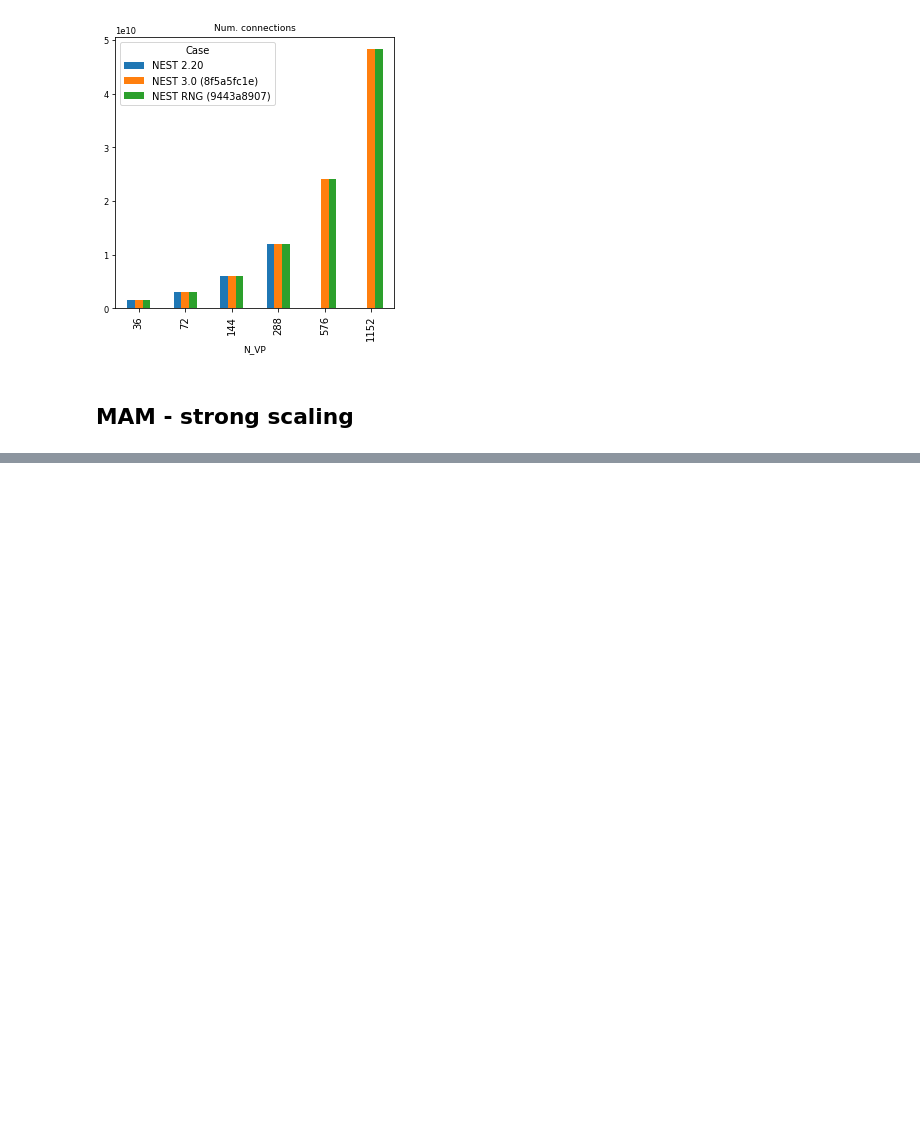
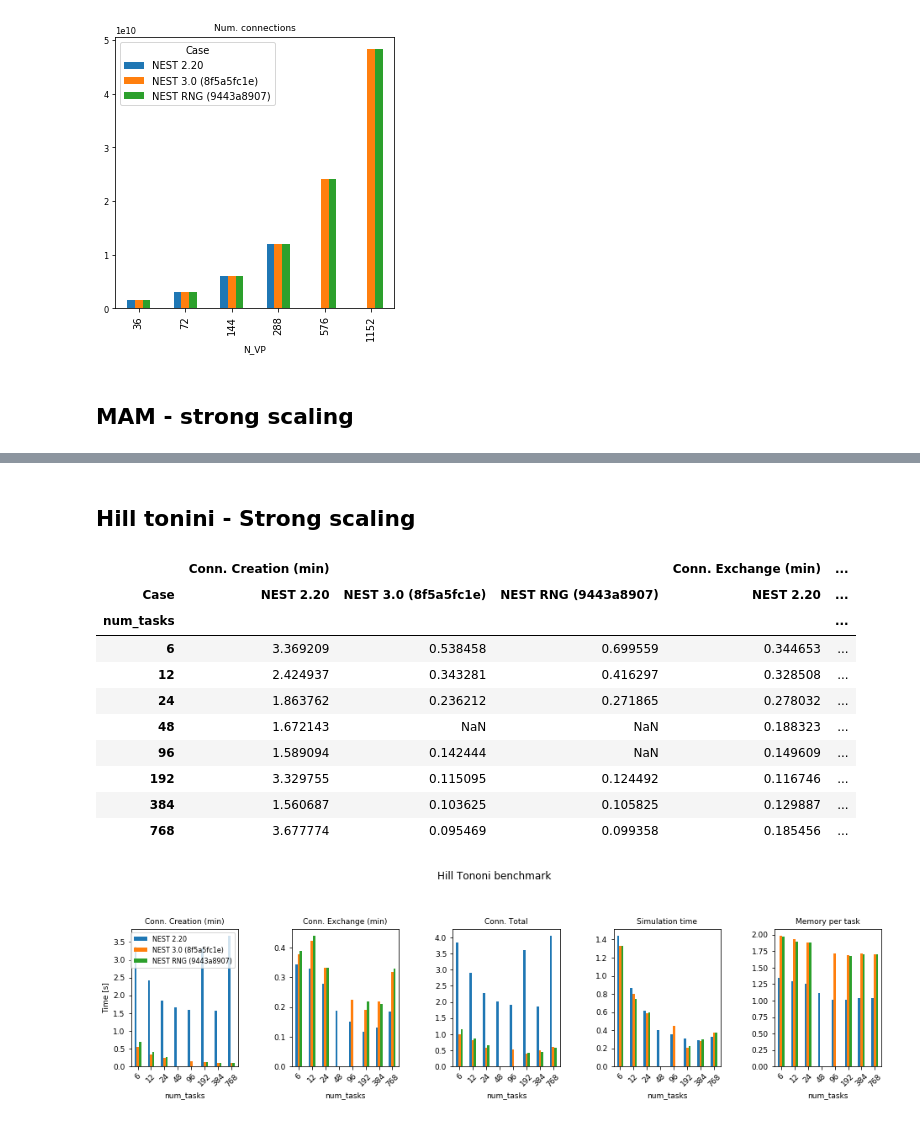
Before and after one commit to INM-6/beNNch, a Jupyter notebook: results/NEST_3_0_benchmark_results/new_random_number.ipynb, the cells around one changed output, grey strips where cells are left out. Saved outputs shown, nothing was run; the diff lists cells and outputs as text; code cells hidden in the pictures; blank space fills up the shorter version.

```diff
--- a/results/NEST_3_0_benchmark_results/new_random_number.ipynb
+++ b/results/NEST_3_0_benchmark_results/new_random_number.ipynb
@@ -427,0 +432,37 @@ MAM_strong_p
+# %% [markdown]
+## Hill tonini - Strong scaling
+# %%
+hill_tononi_220 = pd.read_csv('results/hill_tononi_2_20_daint.csv')
+hill_tononi_220['Case'] = ['NEST 2.20'] * len(hill_tononi_220)
+hill_tononi_3 = pd.read_csv('results/hill_tononi_3_0_0a6bac389_daint.csv')
+hill_tononi_3['Case'] = ['NEST 3.0 (0a6bac389)'] * len(hill_tononi_3)
+
+hill_tononi_8f = pd.read_csv('results/hill_tononi_3_0_8f5a5fc1e_daint.csv')
+hill_tononi_8f['Case'] = ['NEST 3.0 (8f5a5fc1e)'] * len(hill_tononi_8f)
+hill_tononi_rng = pd.read_csv('results/rng/hill_tononi_9443a8907_daint.csv')
+hill_tononi_rng['Case'] = ['NEST RNG (9443a8907)'] * len(hill_tononi_rng)
+
+hill_tononi = pd.concat([hill_tononi_220, hill_tononi_8f, hill_tononi_rng])
+
+hill_tononi = calculate_T_conn_and_memory(hill_tononi)
+hill_tononi['Memory per task'] = (hill_tononi['VSize_sum']/hill_tononi['num_tasks'])*1024/1024**3
+
+values=['Conn. Creation (min)', 'Conn. Exchange (min)', 'Conn. Total', 'Memory per task']
+hill_tononi_p = plot_compare(hill_tononi, 'figures/rng/hill_tononi.png', values=values,
+                             index='num_tasks', legend_loc='upper right',
+                             title='Hill Tononi benchmark')
+
+hill_tononi_p
+# %% [output]
+|  | Conn. Creation (min) |  |  | Conn. Exchange (min) | ... |
+| Case | NEST 2.20 | NEST 3.0 (8f5a5fc1e) | NEST RNG (9443a8907) | NEST 2.20 | ... |
+| num_tasks |  |  |  |  | ... |
+| 6 | 3.369209 | 0.538458 | 0.699559 | 0.344653 | ... |
+| 12 | 2.424937 | 0.343281 | 0.416297 | 0.328508 | ... |
+| 24 | 1.863762 | 0.236212 | 0.271865 | 0.278032 | ... |
+| 48 | 1.672143 | NaN | NaN | 0.188323 | ... |
+| 96 | 1.589094 | 0.142444 | NaN | 0.149609 | ... |
+| 192 | 3.329755 | 0.115095 | 0.124492 | 0.116746 | ... |
+| 384 | 1.560687 | 0.103625 | 0.105825 | 0.129887 | ... |
+| 768 | 3.677774 | 0.095469 | 0.099358 | 0.185456 | ... |
+[figure, added]
```
Also changed, not shown: parts of 8 cells of this notebook, 18 other files.
